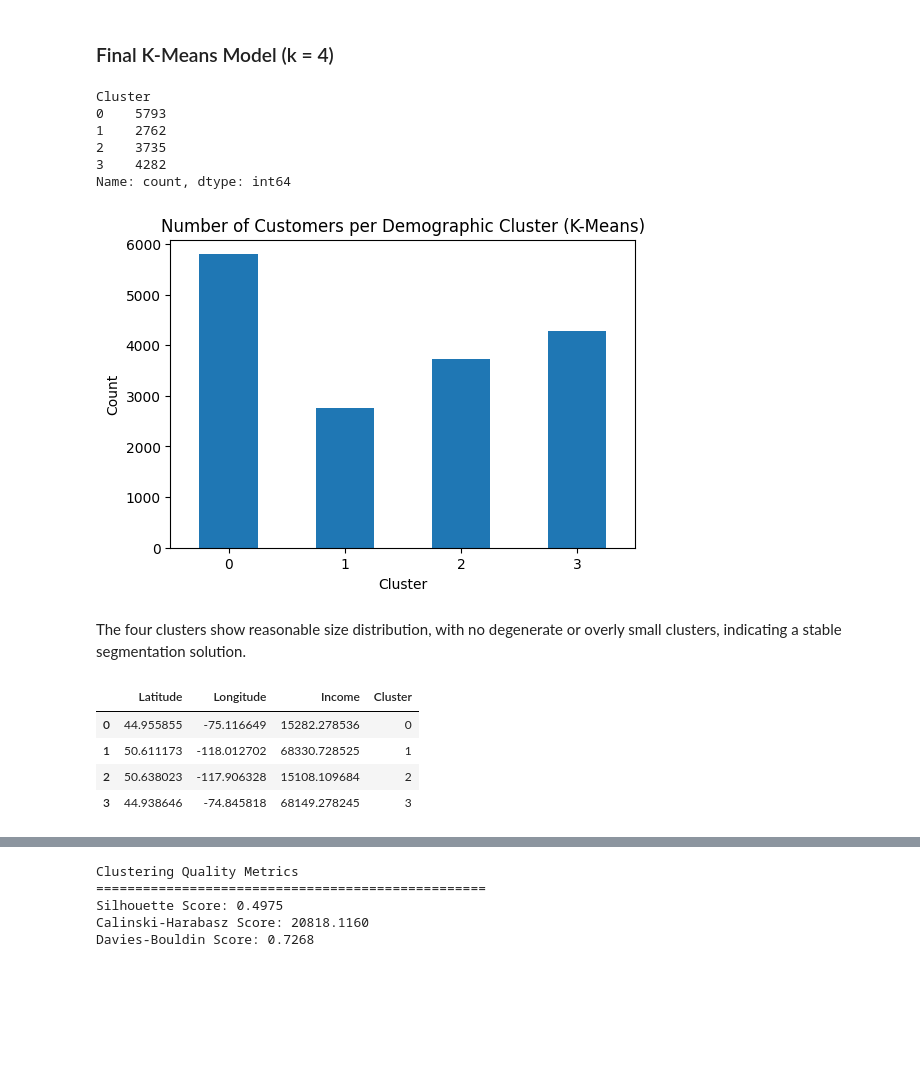
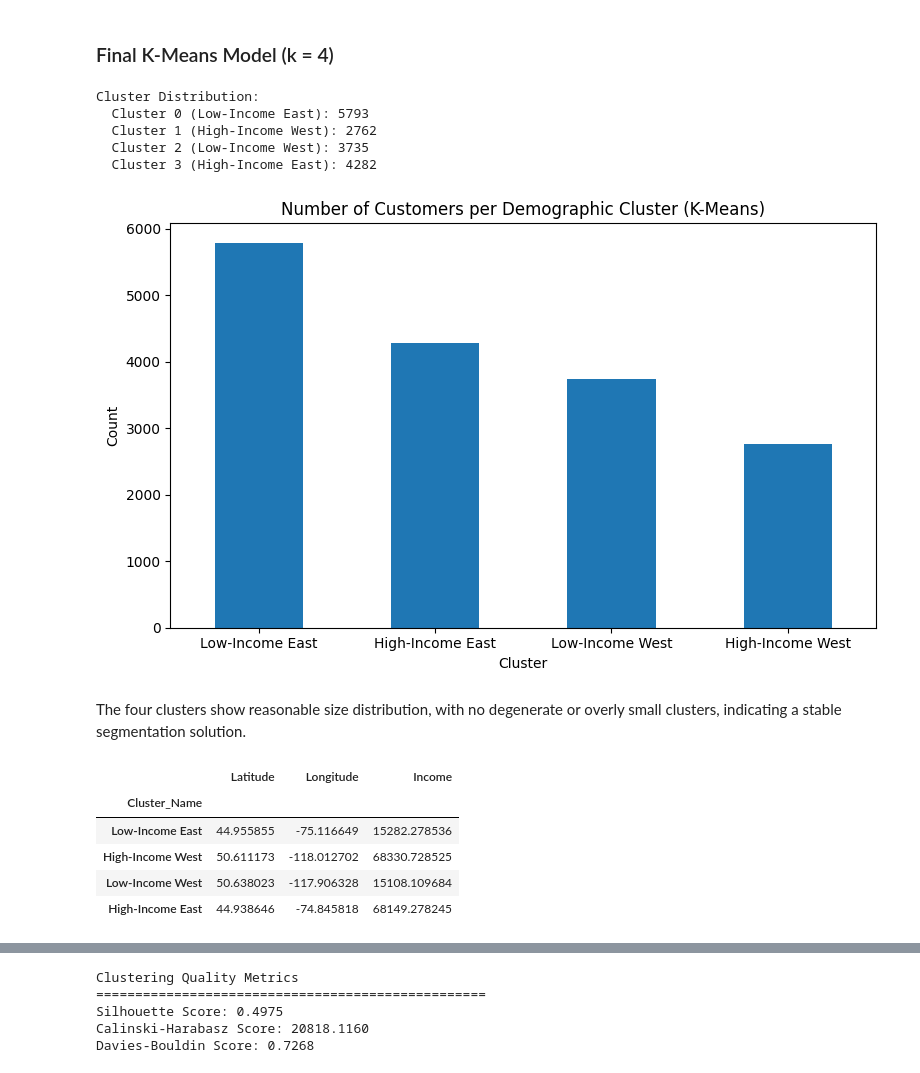
Before and after one commit to luisbdavila/Airline_Customer_Segmentation_DataMining_Project_Python, a Jupyter notebook: Final_delivery/Code/demographic.ipynb, the cells around one changed output, grey strips where cells are left out. Cells and saved outputs as stored; diff of their text form; code cells hidden in the pictures; blank space fills up the shorter version.

```diff
--- a/Final_delivery/Code/demographic.ipynb
+++ b/Final_delivery/Code/demographic.ipynb
@@ -162,26 +151,41 @@ Both the elbow method and silhouette analysis indicate that k=4 provides the opt
 kmeans_final = KMeans(n_clusters=4, random_state=42, n_init=10)
 demo_clusters = kmeans_final.fit_predict(X_demo_scaled)
 
+# Assign clusters
 df_demo_ceiled['Cluster'] = demo_clusters
+
+cluster_name_mapping = {
+    0: 'Low-Income East',
+    1: 'High-Income West',
+    2: 'Low-Income West',
+    3: 'High-Income East'
+}
+
+df_demo_ceiled['Cluster_Name'] = df_demo_ceiled['Cluster'].map(cluster_name_mapping)
 # %%
 cluster_counts = df_demo_ceiled['Cluster'].value_counts().sort_index()
-cluster_counts
+print("Cluster Distribution:")
+for cluster_num in cluster_counts.index:
+    cluster_name = cluster_name_mapping[cluster_num]
+    count = cluster_counts[cluster_num]
+    print(f"  Cluster {cluster_num} ({cluster_name}): {count}")
 # %% [output]
-Cluster
-0    5793
-1    2762
-2    3735
-3    4282
-Name: count, dtype: int64
+Cluster Distribution:
+  Cluster 0 (Low-Income East): 5793
+  Cluster 1 (High-Income West): 2762
+  Cluster 2 (Low-Income West): 3735
+  Cluster 3 (High-Income East): 4282
 # %%
-cluster_counts.plot(kind='bar', figsize=(6,4))
+cluster_name_counts = df_demo_ceiled['Cluster_Name'].value_counts()
+cluster_name_counts.plot(kind='bar', figsize=(8,5))
 plt.title('Number of Customers per Demographic Cluster (K-Means)')
 plt.xlabel('Cluster')
 plt.ylabel('Count')
-plt.xticks(rotation=0)
+plt.xticks(rotation=0, ha='center')
+plt.tight_layout()
 plt.show()
 # %% [output]
-[figure, old version]
+[figure, new version]
 # %% [markdown]
 The four clusters show reasonable size distribution, with no degenerate or overly small clusters, indicating a stable segmentation solution.
 # %%
@@ -192,12 +196,24 @@ centroids_df = pd.DataFrame(
     centroids_original,
     columns=['Latitude', 'Longitude', 'Income']
 )
+
+# Add cluster number
 centroids_df['Cluster'] = centroids_df.index
+
+# Map to cluster names
+centroids_df['Cluster_Name'] = centroids_df['Cluster'].map(cluster_name_mapping)
+
+# Set cluster name as index
+centroids_df = centroids_df.set_index('Cluster_Name')
+
+centroids_df = centroids_df.drop(columns='Cluster')
+
 centroids_df
 # %% [output]
-|  | Latitude | Longitude | Income | Cluster |
-| 0 | 44.955855 | -75.116649 | 15282.278536 | 0 |
-| 1 | 50.611173 | -118.012702 | 68330.728525 | 1 |
-| 2 | 50.638023 | -117.906328 | 15108.109684 | 2 |
-| 3 | 44.938646 | -74.845818 | 68149.278245 | 3 |
+|  | Latitude | Longitude | Income |
+| Cluster_Name |  |  |  |
+| Low-Income East | 44.955855 | -75.116649 | 15282.278536 |
+| High-Income West | 50.611173 | -118.012702 | 68330.728525 |
+| Low-Income West | 50.638023 | -117.906328 | 15108.109684 |
+| High-Income East | 44.938646 | -74.845818 | 68149.278245 |
 # %%
```
Also changed, not shown: parts of 30 cells of this notebook.
